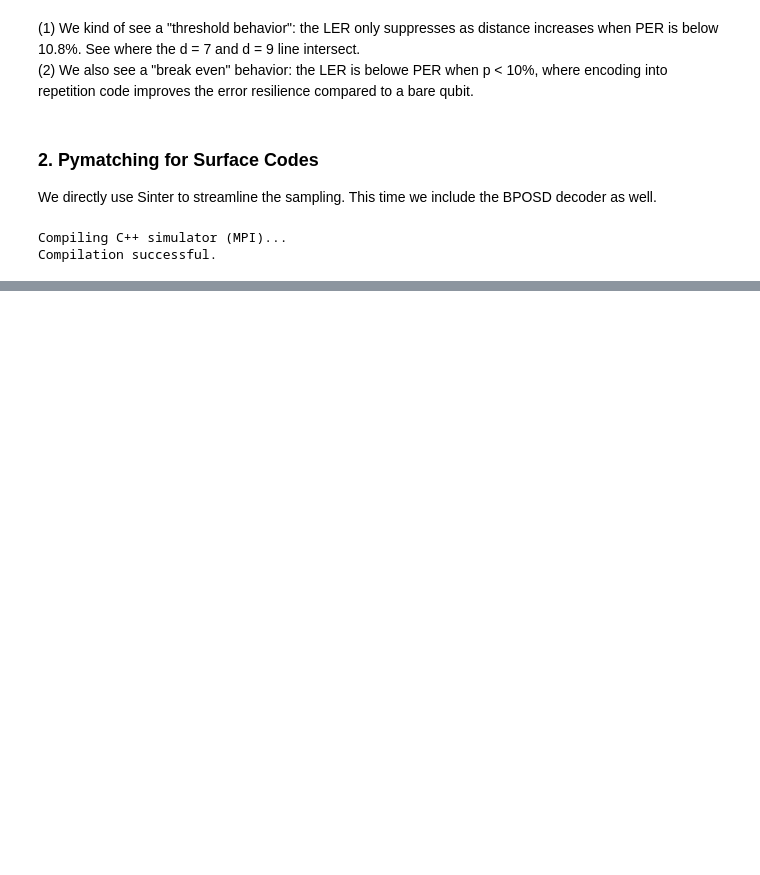
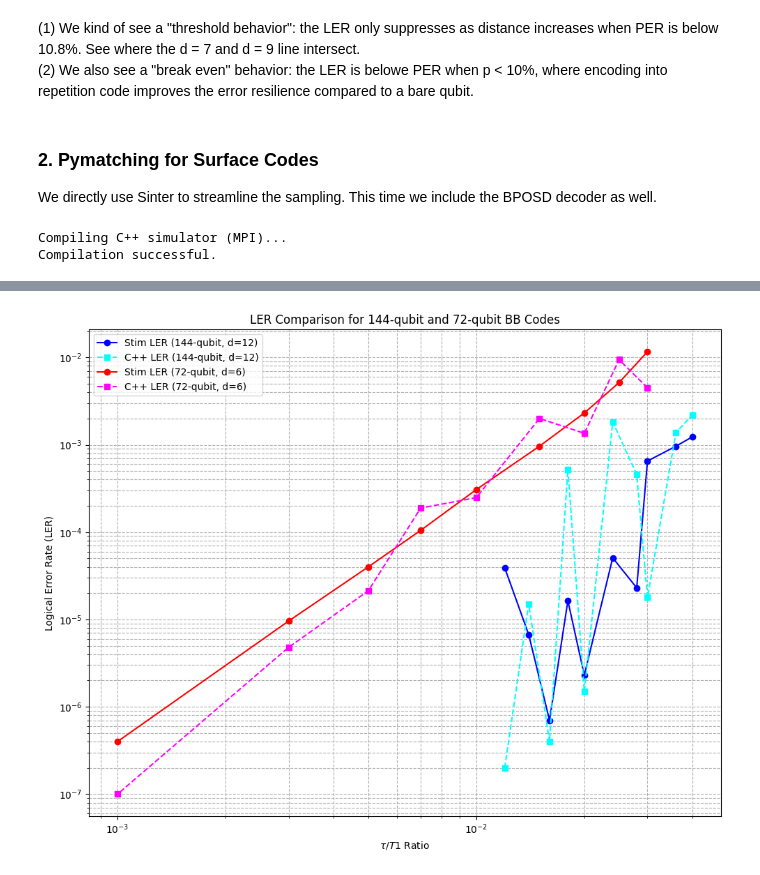
Before and after one commit to pnnl/NWQ-Sim, a Jupyter notebook: stabilizer/damping_work/qPLDC-circuits/tomas/bb_code_ler.ipynb, the cells around one changed output, grey strips where cells are left out. Saved outputs shown, nothing was run; the diff lists cells and outputs as text; code cells hidden in the pictures; blank space fills up the shorter version.

```diff
--- a/stabilizer/damping_work/qPLDC-circuits/tomas/bb_code_ler.ipynb
+++ b/stabilizer/damping_work/qPLDC-circuits/tomas/bb_code_ler.ipynb
@@ -181,17 +198,18 @@ def run_stim_experiment(tasks, shots):
             max_shots=shots,
             custom_decoders={
                 'bposd': BPOSD(
-                    max_iter=1000,
+                    max_iter=1_000,
                     bp_method="ms",
                     osd_order=10,
-                    osd_method="osd_cs"
+                    osd_method="osd_e"
                 )
             },
             print_progress=True,
         )
         stim_time = time.perf_counter() - start_time
         stat = collected_stats[0]
-        stim_ler = stat.errors / stat.shots
+        # stim_ler = stat.errors / stat.shots
+        stim_ler = 1 - (1 - (stat.errors / stat.shots))**(1/12)
         if stat.errors == 0: stim_ler = 0
         stim_lers.append(stim_ler)
         print(f"Stim LER: {stim_ler}, Sim+Decoding Time: {stim_time:}s\n")
@@ -274,7 +269,7 @@ def run_cpp_experiment(tasks, shots):
 
         # MPI execution
         num_qubits = task.circuit.num_qubits
-        mpi_ranks = min(3*os.cpu_count()//5, shots)  # don't spawn more ranks than shots
+        mpi_ranks = os.cpu_count()//2 # don't spawn more ranks than shots
         iters = shots
 
         # env = os.environ.copy()
@@ -310,6 +305,7 @@ def run_cpp_experiment(tasks, shots):
             continue
 
         # Post-process + parallel BPOSD decoding
+        print(f"\n--- BPOSD Decoding ---")
         cpp_ler = 0
         try:
             with open(cpp_output_path, "r") as f:
@@ -337,16 +333,16 @@ def run_cpp_experiment(tasks, shots):
 
                 logicals_matrix = pcm.observables_matrix
                 decoder_kwargs = dict(
-                    max_iter=1000,
+                    max_iter=1_000,
                     bp_method="ms",
                     osd_order=10,
-                    osd_method="osd_cs",
+                    osd_method="osd_e",
                 )
 
                 total_shots = len(cpp_det_samples)
                 if total_shots > 0:
                     import math
-                    num_decode_workers = 3*os.cpu_count()//5
+                    num_decode_workers = os.cpu_count()//3
 
                     # Simplified chunking: give each worker a single chunk of tasks
                     chunk_size = math.ceil(total_shots / num_decode_workers)
@@ -369,7 +365,9 @@ def run_cpp_experiment(tasks, shots):
                         # The sum of errors from all chunks gives the total.
                         total_errors = sum(executor.map(bposd_mp.count_errors, det_chunks, obs_chunks))
 
-                    cpp_ler = float(total_errors) / float(total_shots)
+                    # cpp_ler = float(total_errors) / float(total_shots)
+                    cpp_ler = 1 - (1 - float(total_errors) / float(total_shots))**(1/12)
+
                 else:
                     cpp_ler = 0.0
 
@@ -479,3 +501,75 @@ try:
 
 except Exception as e:
     print("Failed to load and plot")
+# %%
+import numpy as np
+import matplotlib.pyplot as plt
+from pathlib import Path
+
+# --- Parameters for the experiments ---
+# You may need to adjust these to match your saved data files
+SHOTS_144 = 10000000
+DISTANCE_144 = 12
+RESULTS_DIR_144 = "./bposd_results"
+
+# Parameters for the 72-qubit code. Adjust if necessary.
+SHOTS_72 = 10000000
+DISTANCE_72 = 6
+RESULTS_DIR_72 = "./bposd_72_results"
+
+T1 = 10**-4
+T2 = 10**-4
+
+# Function to load data from a tab-separated file
+def load_results(path):
+    """Loads tau and LER from a results file."""
+    try:
+        if not path.exists():
+            print(f"Warning: Results file not found at {path}")
+            return None, None
+        data = np.loadtxt(path, comments='#', delimiter='\t')
+        # Assuming columns are: tau, p_amp, p_phase, ler
+        return data[:, 0], data[:, 3]
+    except Exception as e:
+        print(f"Warning: Failed to load {path}. Error: {e}")
+        return None, None
+
+# --- Load Data ---
+# 144-qubit data
+stim_path_144 = Path(RESULTS_DIR_144) / f"stim_bposd_results_d{DISTANCE_144}_shots{SHOTS_144}_save.txt"
+cpp_path_144 = Path(RESULTS_DIR_144) / f"cpp_bposd_results_d{DISTANCE_144}_shots{SHOTS_144}_save.txt"
+tau_s_144, stim_ler_144 = load_results(stim_path_144)
+tau_c_144, cpp_ler_144 = load_results(cpp_path_144)
+
+# 72-qubit data
+stim_path_72 = Path(RESULTS_DIR_72) / f"stim_bposd_results_d{DISTANCE_72}_shots{SHOTS_72}.txt"
+cpp_path_72 = Path(RESULTS_DIR_72) / f"cpp_bposd_results_d{DISTANCE_72}_shots{SHOTS_72}.txt"
+tau_s_72, stim_ler_72 = load_results(stim_path_72)
+tau_c_72, cpp_ler_72 = load_results(cpp_path_72)
+
+
+# --- Plotting ---
+plt.figure(figsize=(10, 8))
+
+# Plot 144-qubit results if data was loaded
+if tau_s_144 is not None and stim_ler_144 is not None:
+    plt.plot(tau_s_144 / T1, stim_ler_144, 'o-', label=f'Stim LER (144-qubit, d={DISTANCE_144})', color='blue')
+if tau_c_144 is not None and cpp_ler_144 is not None:
+    plt.plot(tau_c_144 / T1, cpp_ler_144, 's--', label=f'C++ LER (144-qubit, d={DISTANCE_144})', color='cyan')
+
+# Plot 72-qubit results if data was loaded
+if tau_s_72 is not None and stim_ler_72 is not None:
+    plt.plot(tau_s_72 / T1, stim_ler_72, 'o-', label=f'Stim LER (72-qubit, d={DISTANCE_72})', color='red')
+if tau_c_72 is not None and cpp_ler_72 is not None:
+    plt.plot(tau_c_72 / T1, cpp_ler_72, 's--', label=f'C++ LER (72-qubit, d={DISTANCE_72})', color='magenta')
+
+plt.xlabel(r"$\tau / T1$ Ratio")
+plt.ylabel("Logical Error Rate (LER)")
+plt.title(f"LER Comparison for 144-qubit and 72-qubit BB Codes")
+plt.xscale('log')
+plt.yscale('log')
+plt.grid(True, which="both", ls="--")
+plt.legend()
+plt.tight_layout()
+# %% [output]
+[figure, added]
```
Also changed, not shown: parts of 4 cells of this notebook, 29 other files.
